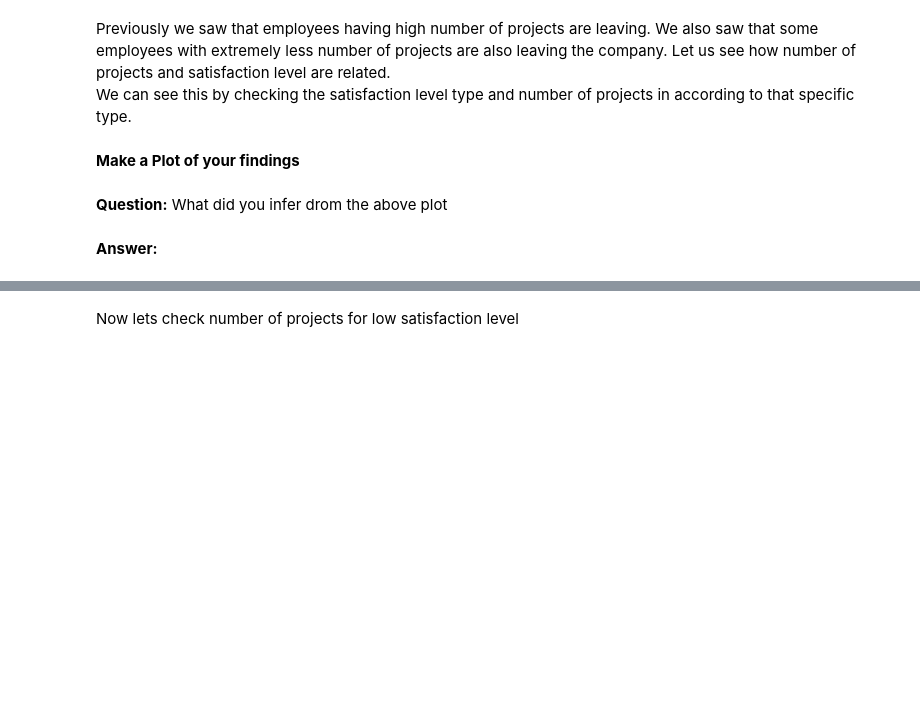
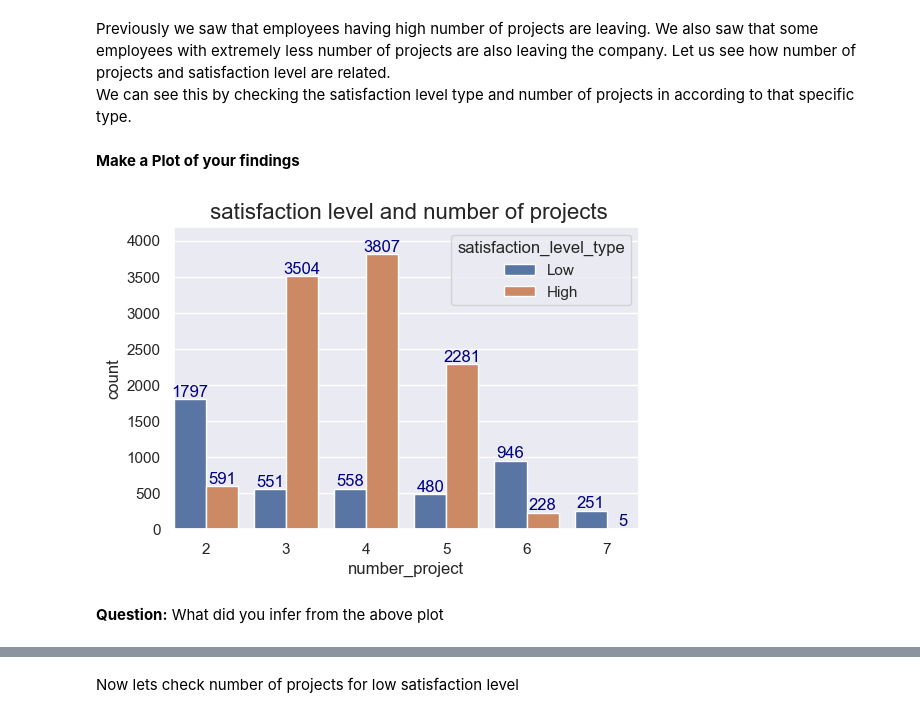
Before and after one commit to Sanaullah-nahk/Dice_Analytics_ML, a Jupyter notebook: Assignments/HR Churn Prediction Project-2/HR Prediction-Tasks.ipynb, the cells around one changed output, grey strips where cells are left out. Drawn from its saved outputs; the diff is of its cells as text; code cells hidden in the pictures; blank space fills up the shorter version.

Commit message:
project update
update

```diff
--- a/Assignments/HR Churn Prediction Project-2/HR Prediction-Tasks.ipynb
+++ b/Assignments/HR Churn Prediction Project-2/HR Prediction-Tasks.ipynb
@@ -486,6 +497,14 @@ We can see this by checking the satisfaction level type and number of projects i
 # %% [markdown]
 **Make a Plot of your findings**
+# %%
+plt.figure(dpi=100)
+ax1 = sns.countplot(data=df, x='number_project', hue='satisfaction_level_type');
+plt.margins(0,0.1)
+plt.title(' satisfaction level and number of projects', fontsize=16);
+#plt.yticks(range(0,10000,1000))
+for container in ax1.containers:
+    plt.bar_label(container, color = 'navy', fontsize=12)
+# %% [output]
+[figure, added]
 # %% [markdown]
-**Question:** What did you infer drom the above plot
+**Question:** What did you infer from the above plot
-# %% [markdown]
-**Answer:**
```
Also changed, not shown: parts of 16 cells of this notebook.
